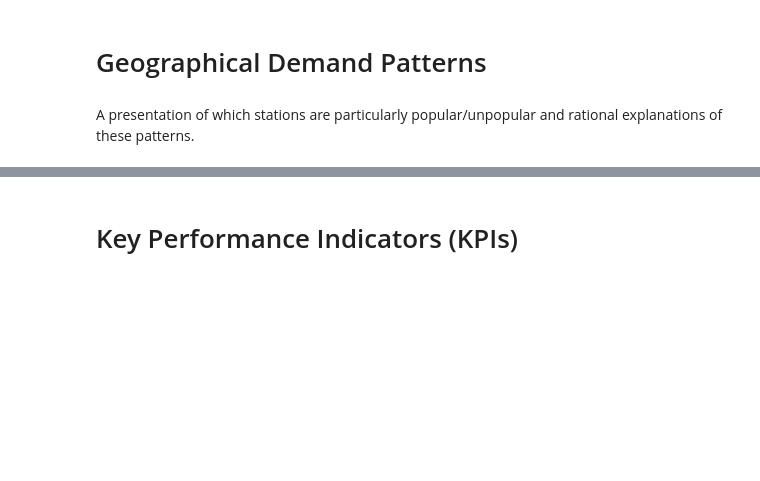
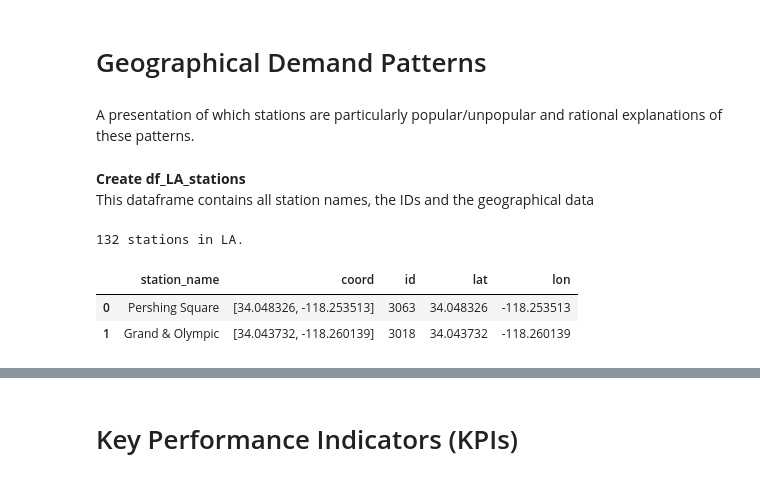
Before and after one commit to masbach/BananaCode, a Jupyter notebook: notebooks/2-DescriptiveAnalysis.ipynb, the cells around one changed output, grey strips where cells are left out. Drawn from its saved outputs; the diff is of its cells as text; code cells hidden in the pictures; blank space fills up the shorter version.

```diff
--- a/notebooks/2-DescriptiveAnalysis.ipynb
+++ b/notebooks/2-DescriptiveAnalysis.ipynb
@@ -16,3 +20,58 @@ A demonstration of how the fleet varies during a day, a week and the year.
 # Geographical Demand Patterns
 # %% [markdown]
 A presentation of which stations are particularly popular/unpopular and rational explanations of these patterns.
+# %% [markdown]
+**Create df_LA_stations**<br>
+This dataframe contains all station names, the IDs and the geographical data
+# %%
+#define LA center
+center = np.array(['34.053691', '-118.242766'])
+
+#prepeare dataframes
+LA_stations = df_LA_geo[['start_station_name', 'start_lat', 'start_lon']]
+LA_stations = LA_stations.drop_duplicates().reset_index(drop=True)
+#round
+LA_stations['start_lat'] = LA_stations['start_lat'].round(6)
+LA_stations['start_lon'] = LA_stations['start_lon'].round(6)
+
+LA_stations
+print(len(LA_stations), "stations in LA.")
+
+#creating lists with station names and coordinats
+namelist = []
+coordlist = []
+latlist = []
+lonlist = []
+#iterating over the stations and connect lat & lon
+for index, row in LA_stations.iterrows():
+    #check nan values
+    if not (pd.isna(row['start_lat']) | pd.isna(row['start_lon'])):
+        #print(row['start_station_name'])
+        #print([row['start_lat'],row['start_lon']])
+        namelist.append(row['start_station_name'])
+        coordlist.append([row['start_lat'],row['start_lon']])
+        latlist.append(row['start_lat'])
+        lonlist.append(row['start_lon'])
+df_LA_stations = pd.DataFrame(data={'station_name':namelist, 'coord':coordlist, 'lat':latlist, 'lon':lonlist})
+
+########add station IDs##################
+#get necessary data
+df_station_id = df_LA_geo[['start_station_name', 'start_station_id']].drop_duplicates()
+#join id to df but prevent "endless merge add" (trough repeated run of notebook)
+df_merged = pd.DataFrame()
+df_merged = df_LA_stations.merge(df_station_id, how='left', left_on='station_name', right_on='start_station_name').rename(columns={'start_station_id':'id'})
+df_merged = df_merged[['station_name', 'coord', 'id', 'lat', 'lon']]
+df_LA_stations = df_merged.loc[:,~df_merged.columns.duplicated()]
+#round the coord column
+
+#pickle write
+outfile = open(r'../data/df_LA_stations.pickle','wb')
+pickle.dump(df_LA_stations,outfile)
+outfile.close()
+
+df_LA_stations.head(2)
+# %% [output]
+132 stations in LA.
+|  | station_name | coord | id | lat | lon |
+| 0 | Pershing Square | [34.048326, -118.253513] | 3063 | 34.048326 | -118.253513 |
+| 1 | Grand & Olympic | [34.043732, -118.260139] | 3018 | 34.043732 | -118.260139 |
```
Also changed, not shown: parts of 10 cells of this notebook, 1 other file.
